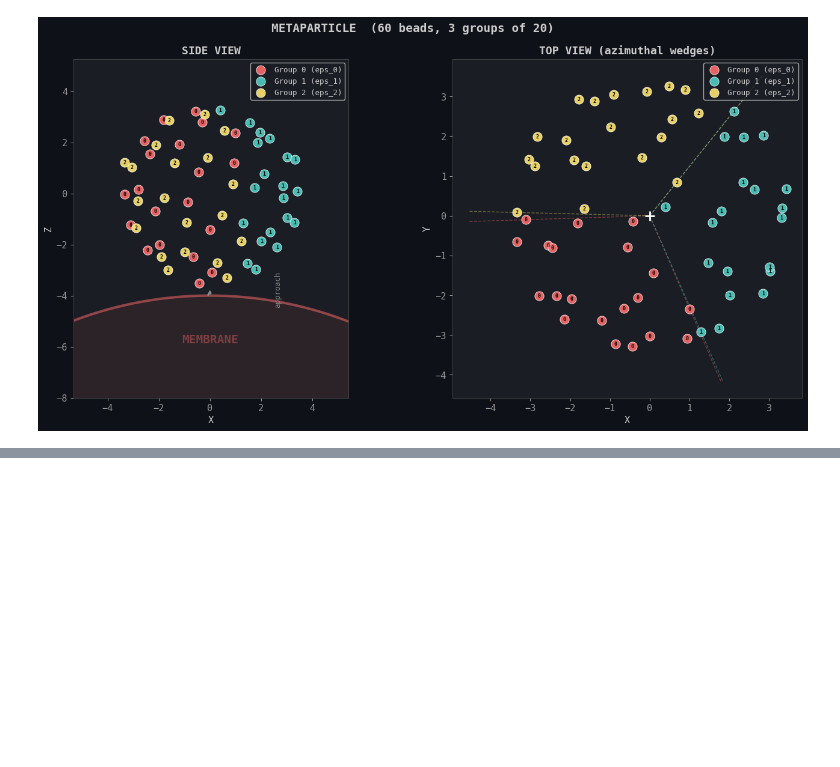
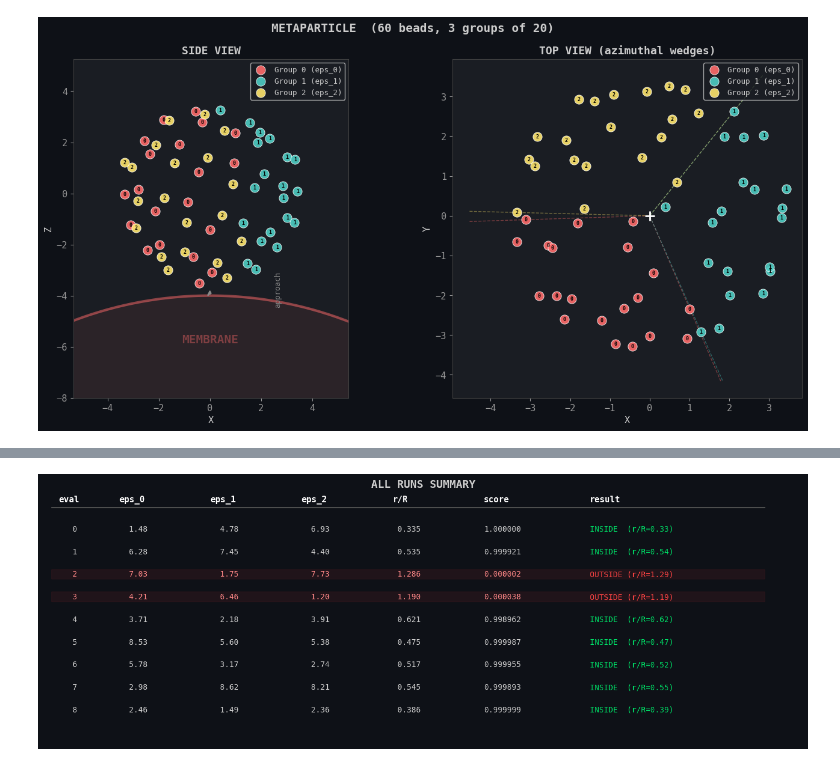
Before and after one commit to MaartenStork/metaparticles-main, a Jupyter notebook: analyze_bo.ipynb, the cells around one changed output, grey strips where cells are left out. Cells and saved outputs as stored; diff of their text form; code cells hidden in the pictures; blank space fills up the shorter version.

```diff
--- a/analyze_bo.ipynb
+++ b/analyze_bo.ipynb
@@ -129,3 +129,67 @@ print(f"{len(ok)}/{len(results)} runs  |  "
+# %%
+# SUMMARY TABLE: all runs at a glance
+# Green = inside, red = failed (outside)
+
+fig, ax = plt.subplots(figsize=(14, max(2, 0.4 * len(ok) + 1.5)))
+ax.axis("off")
+
+headers = ["eval", "eps_0", "eps_1", "eps_2", "r/R", "score", "result"]
+col_x = [0.02, 0.10, 0.22, 0.34, 0.46, 0.58, 0.72]
+
+# Header row
+for x, h in zip(col_x, headers):
+    ax.text(x, 1.0, h, fontsize=11, fontweight="bold", color="white",
+            transform=ax.transAxes, va="top", family="monospace")
+ax.plot([0.01, 0.95], [0.95, 0.95], color="#555", lw=1,
+        transform=ax.transAxes, clip_on=False)
+
+# Sort by eval_id
+sorted_runs = sorted(ok, key=lambda r: r["eval_id"])
+n = len(sorted_runs)
+
+for i, r in enumerate(sorted_runs):
+    y = 1.0 - (i + 1.5) / (n + 2)
+    s = r["objective"]
+    rr = r["radial_ratio"]
+    e = r["epsilons"]
+
+    # r/R < 1 means inside the membrane
+    inside = rr < 1.0
+
+    if inside:
+        row_color = "#00dd66"
+        result_text = f"INSIDE  (r/R={rr:.2f})"
+    else:
+        row_color = "#ff4444"
+        result_text = f"OUTSIDE (r/R={rr:.2f})"
+
+    vals = [
+        f"{r['eval_id']:>4d}",
+        f"{e[0]:>6.2f}",
+        f"{e[1]:>6.2f}",
+        f"{e[2]:>6.2f}",
+        f"{rr:>6.3f}",
+        f"{s:>8.6f}",
+        result_text,
+    ]
+
+    for x, v in zip(col_x, vals):
+        c = row_color if x == col_x[-1] else ("#ccc" if inside else "#ff8888")
+        ax.text(x, y, v, fontsize=10, color=c,
+                transform=ax.transAxes, va="center", family="monospace")
+
+    # Highlight failures
+    if not inside:
+        rect = plt.Rectangle((0.01, y - 0.02), 0.94, 0.04,
+                              transform=ax.transAxes, color="#ff4444",
+                              alpha=0.08, clip_on=False)
+        ax.add_patch(rect)
+
+ax.set_title("ALL RUNS SUMMARY", fontweight="bold", fontsize=14, pad=10)
+plt.tight_layout()
+plt.show()
+# %% [output]
+[figure, added]
 # %%
 # 1. EXPLORATION TRAJECTORY
 # How does BO move through epsilon space over time?
```
Also changed, not shown: parts of 9 cells of this notebook, 1 other file.
